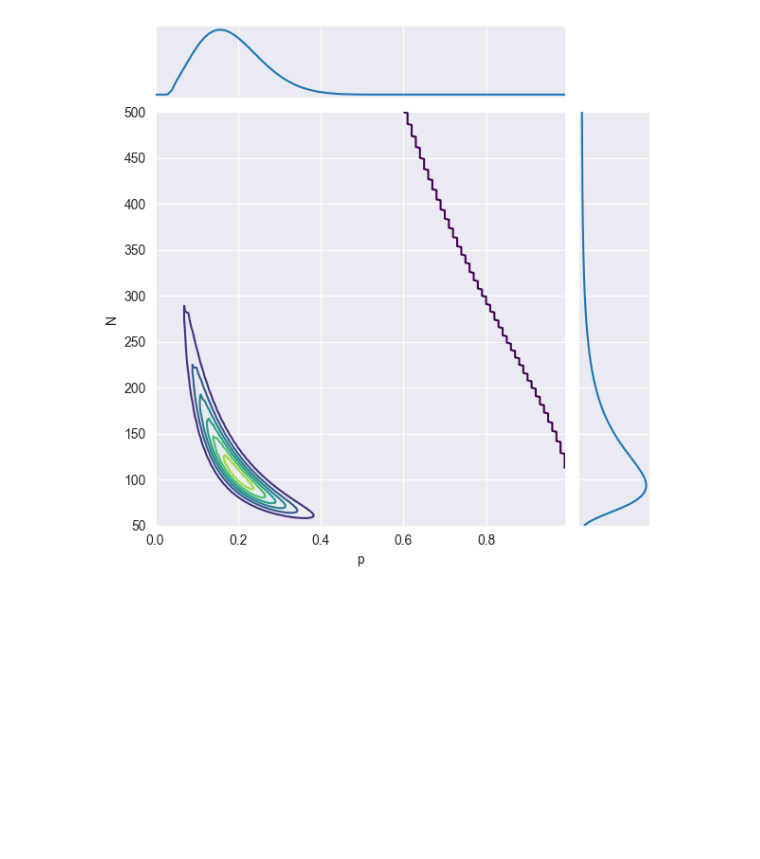
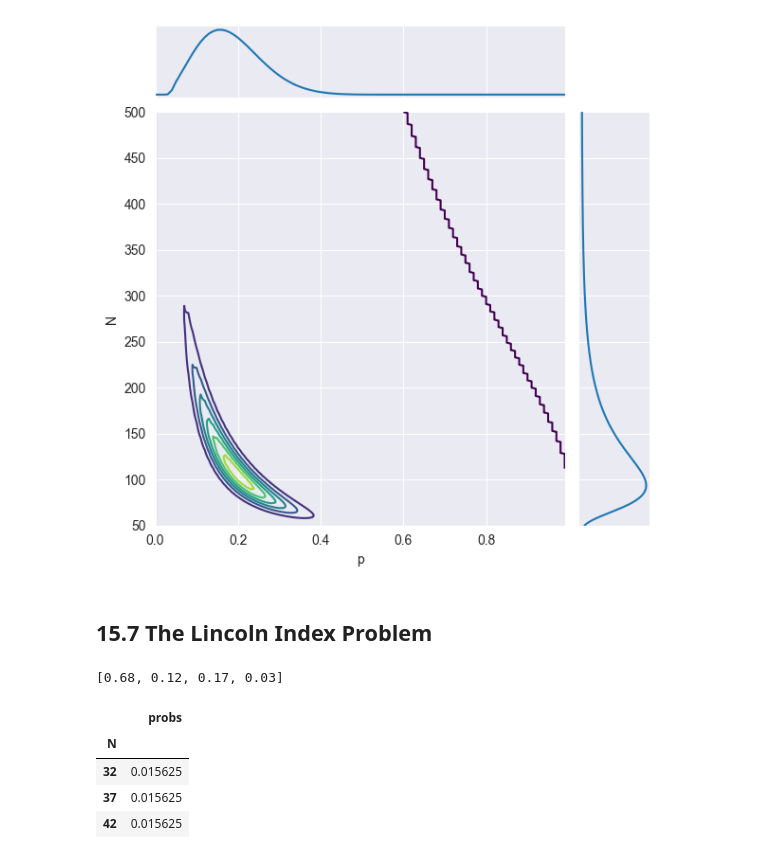
Before and after one commit to Xupeiyi/think-bayes, a Jupyter notebook: chapter15.ipynb, the cells around one changed output. Saved outputs shown, nothing was run; the diff lists cells and outputs as text; code cells hidden in the pictures; blank space fills up the shorter version.

```diff
--- a/chapter15.ipynb
+++ b/chapter15.ipynb
@@ -217,3 +217,5 @@ def joint_plot(joint, **options):
 joint_plot(joint_posterior)
 # %% [output]
 [figure]
+# %% [markdown]
+## 15.7 The Lincoln Index Problem
@@ -219,0 +226,23 @@ joint_plot(joint_posterior)
+# %%
+p0, p1 = 0.2, 0.15
+
+def compute_probs(p0, p1):
+    q0 = 1 - p0
+    q1 = 1 - p1
+    return [q0*q1, q0*p1, p0*q1, p0*p1]
+
+
+y = compute_probs(p0, p1)
+y
+# %% [output]
+[0.68, 0.12, 0.17, 0.03]
+# %%
+qs = np.arange(32, 350, step=5)
+prior_N = make_uniform(qs, name='N')
+prior_N.head(3)
+# %% [output]
+|  | probs |
+| N |  |
+| 32 | 0.015625 |
+| 37 | 0.015625 |
+| 42 | 0.015625 |
```
Also changed, not shown: parts of 6 cells of this notebook.
